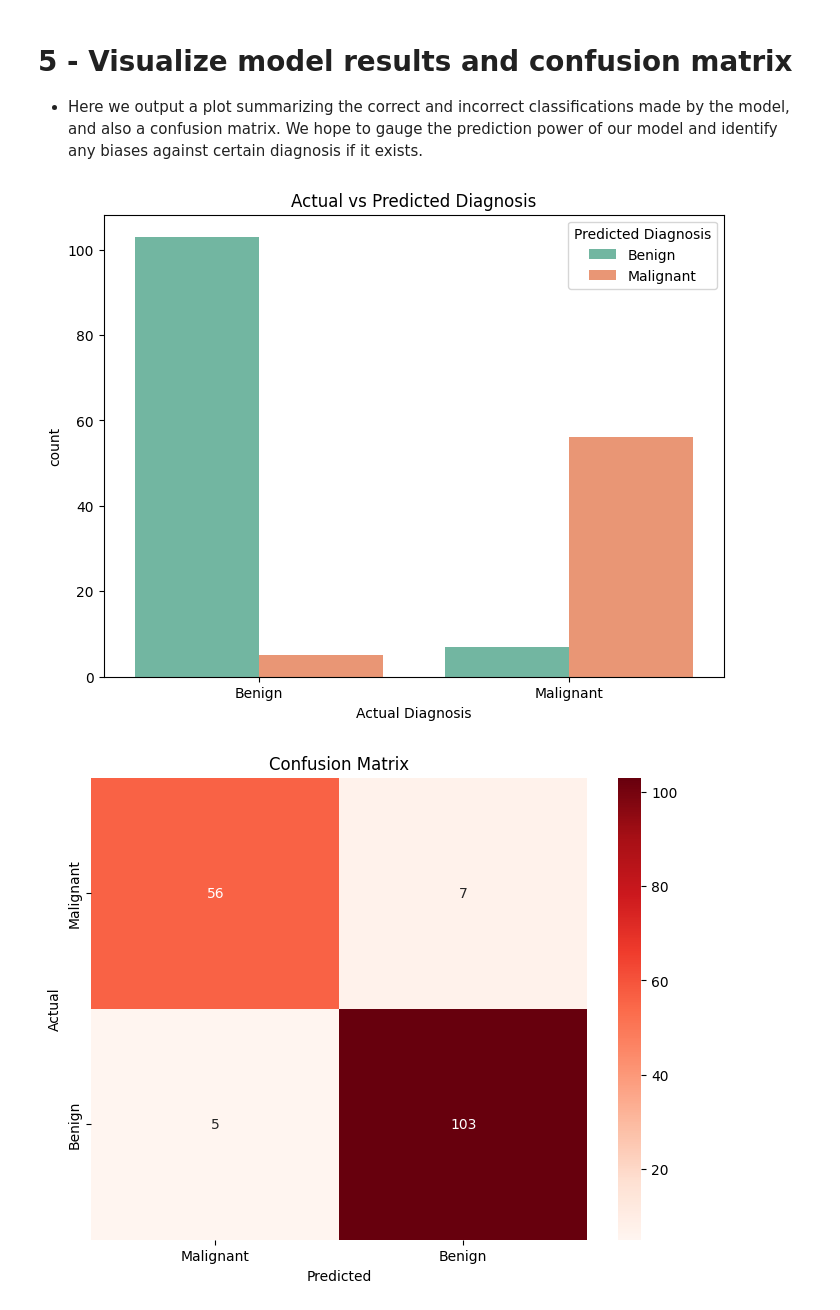
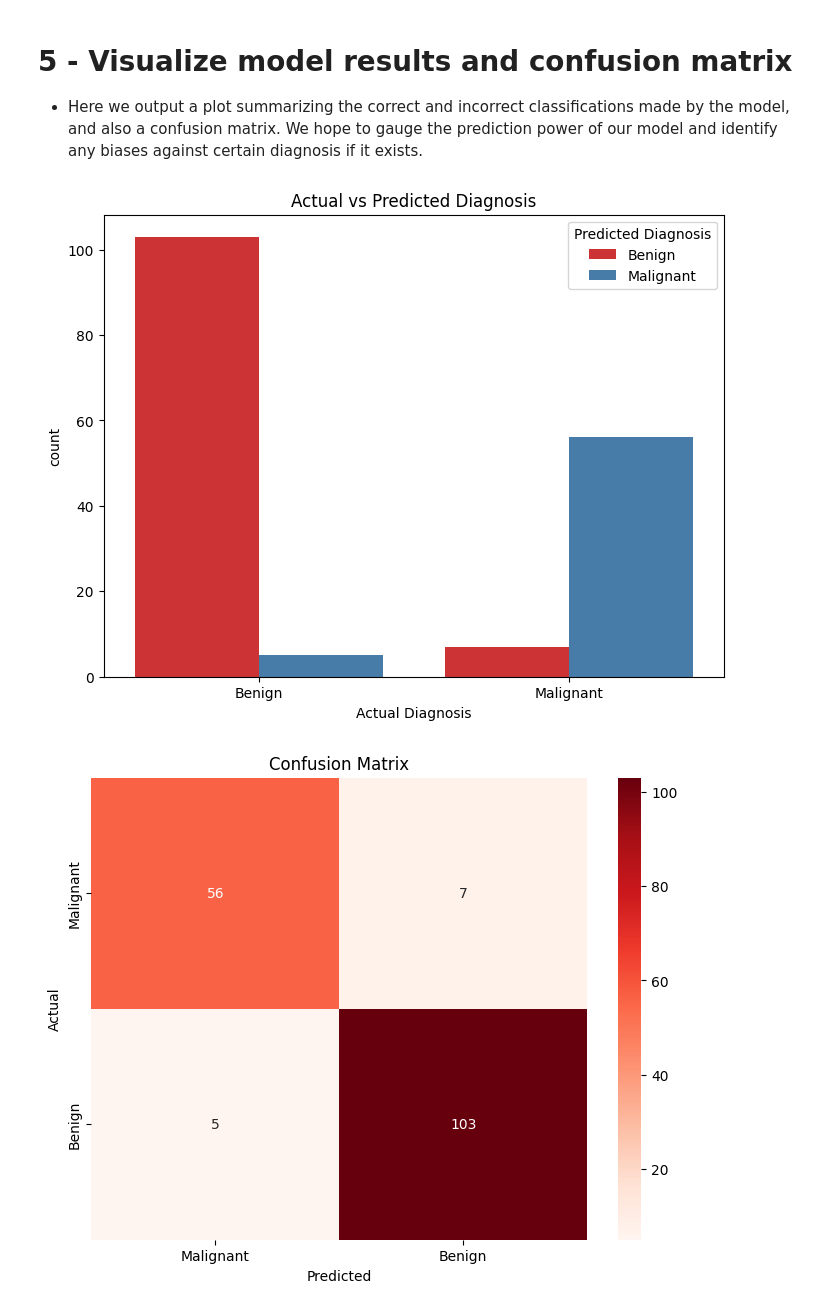
Before and after one commit to ruohanwang66/CMOR-438-Spring-2025, a Jupyter notebook: Supervised_Learning/K Nearest Neighbors/k_nearest_neighbors.ipynb, the cells around one changed output. Cells and saved outputs as stored; diff of their text form; code cells hidden in the pictures.

```diff
--- a/Supervised_Learning/K Nearest Neighbors/k_nearest_neighbors.ipynb
+++ b/Supervised_Learning/K Nearest Neighbors/k_nearest_neighbors.ipynb
@@ -236,15 +269,20 @@ Classification Error for k=5: 0.07017543859649122
 
 - Here we output a plot summarizing the correct and incorrect classifications made by the model, and also a confusion matrix. We hope to gauge the prediction power of our model and identify any biases against certain diagnosis if it exists.
 # %%
-import seaborn as sns
+
+# Create a DataFrame to compare predictions with actual labels
+comparison_df = pd.DataFrame({
+    'Actual Diagnosis': y_test,
+    'Predicted Diagnosis': predictions
+})
 
 # Count plot of actual vs predicted diagnoses
 plt.figure(figsize=(8, 6))
-sns.countplot(x="Actual Diagnosis", hue="Predicted Diagnosis", data=comparison_df, palette="Set2")
+sns.countplot(x="Actual Diagnosis", hue="Predicted Diagnosis", data=comparison_df, palette="Set1")
 plt.title('Actual vs Predicted Diagnosis')
 plt.show()
 # %% [output]
-[figure, old version]
+[figure, new version]
 # %%
 # Generate the confusion matrix
 cm = confusion_matrix(y_test, predictions, labels=['Malignant', 'Benign'])
```
Also changed, not shown: parts of 2 cells of this notebook, 6 other files.
